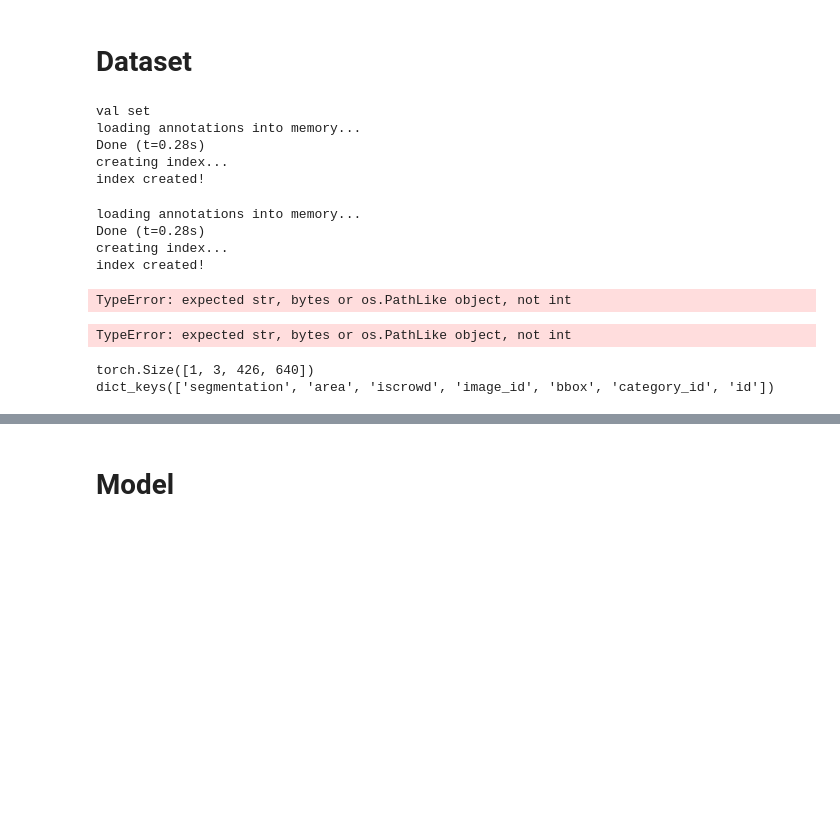
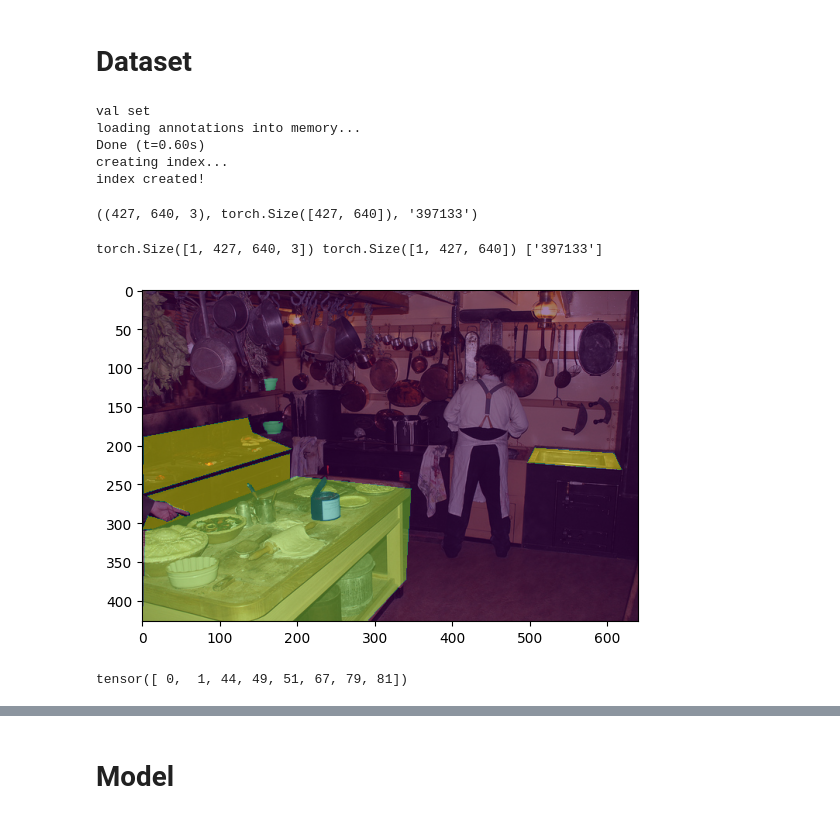
Before and after one commit to simoneangarano/BenchSAM, a Jupyter notebook: COCO_Test.ipynb, the cells around one changed output, grey strips where cells are left out. Saved outputs shown, nothing was run; the diff lists cells and outputs as text; code cells hidden in the pictures; blank space fills up the shorter version.

```diff
--- a/COCO_Test.ipynb
+++ b/COCO_Test.ipynb
@@ -41,44 +44,46 @@ dataDir='/home/simone/SAM/COCO/'
 dataType='val2017'
 annFile='{}/annotations/instances_{}.json'.format(dataDir,dataType)
 # %%
-dataset = COCOSegmentation(dataDir, 'val')
-train_loader = torch.utils.data.DataLoader(dataset, batch_size=1, shuffle=False, num_workers=4, pin_memory=True, worker_init_fn=None)
+dataset = COCOSegmentation(dataDir, 'val', crop_size=0)
+dataloader = torch.utils.data.DataLoader(dataset, batch_size=1, shuffle=False, num_workers=4, pin_memory=True, worker_init_fn=None)
 # %% [output]
 val set
 loading annotations into memory...
-Done (t=0.28s)
+Done (t=0.60s)
 creating index...
 index created!
 # %%
-dataset = datasets.CocoDetection(root = dataDir + dataType,
-                                 annFile = annFile,
-                                 transform = transforms.ToTensor(),
-                                 target_transform = None,
-                                 transforms = None)
+# OLD
+# dataset = datasets.CocoDetection(root = dataDir + dataType,
+#                                  annFile = annFile,
+#                                  transform = transforms.ToTensor(),
+#                                  target_transform = None,
+#                                  transforms = None)
 
-train_loader = torch.utils.data.DataLoader(dataset, batch_size=1, shuffle=False, num_workers=4, pin_memory=True, worker_init_fn=None)
+# dataloader = torch.utils.data.DataLoader(dataset, batch_size=1, shuffle=False, num_workers=4, pin_memory=True, worker_init_fn=None)
-# %% [output]
-loading annotations into memory...
-Done (t=0.28s)
-creating index...
-index created!
-# %%
-dataset[0]
-# %% [output]
-TypeError: expected str, bytes or os.PathLike object, not int
-# %%
-print(dataset[0][0]) # image
-print(len(dataset[0][1])) # list of annotations
-print(dataset[0][1][0].keys()) # first annotation
-dataset[0][1][0]['segmentation'] # first annotation segmentation
-# %% [output]
-TypeError: expected str, bytes or os.PathLike object, not int
+# %%
+i, l, n = dataset[0]
+i.shape, l.shape, n
+# %% [output]
+((427, 640, 3), torch.Size([427, 640]), '397133')
+# %%
+for (i, l, n) in dataloader:
+    print(i.shape, l.shape, n)
+    break
+# %% [output]
+torch.Size([1, 427, 640, 3]) torch.Size([1, 427, 640]) ['397133']
 # %%
-for i, l in train_loader:
-    print(i.shape)
-    print(l[0].keys())
-    break
+# OLD
+# for i, l in dataloader:
+#     print(i.shape)
+#     print(l[0].keys())
+#     break
-# %% [output]
-torch.Size([1, 3, 426, 640])
-dict_keys(['segmentation', 'area', 'iscrowd', 'image_id', 'bbox', 'category_id', 'id'])
+# %%
+plt.imshow(i[0])
+plt.imshow(l[0], alpha=0.5)
+plt.show()
+l.unique()
+# %% [output]
+[figure, added]
+tensor([ 0,  1, 44, 49, 51, 67, 79, 81])
 # %%
```
Also changed, not shown: parts of 34 cells of this notebook, 7 other files.
